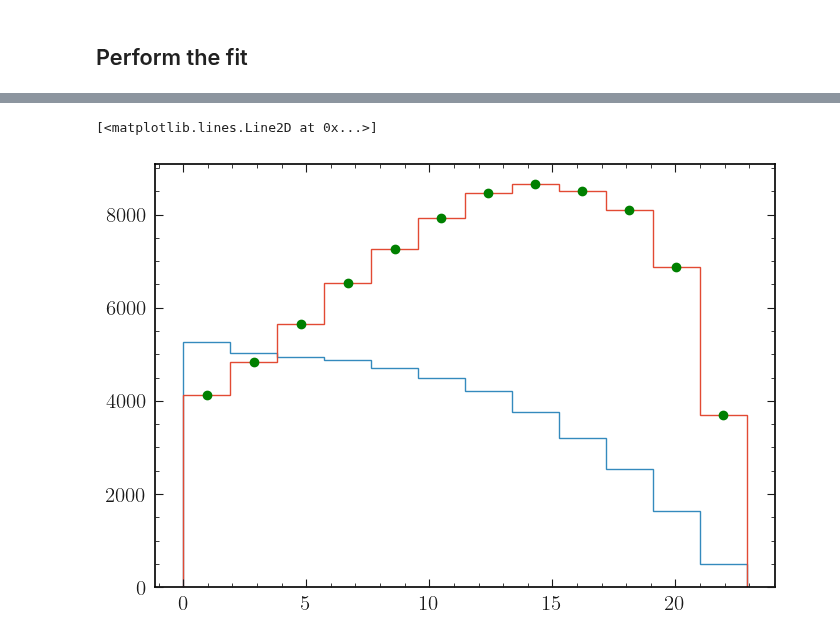
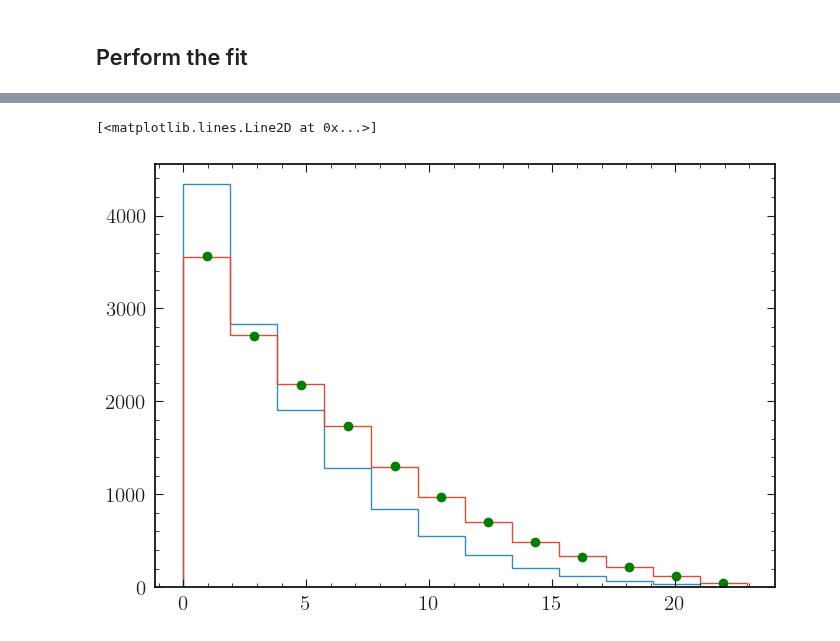
Before and after one commit to lorenzennio/redist, a Jupyter notebook: test_eos.ipynb, the cells around one changed output, grey strips where cells are left out. Cells and saved outputs as stored; diff of their text form; code cells hidden in the pictures.

```diff
--- a/test_eos.ipynb
+++ b/test_eos.ipynb
@@ -178,11 +217,11 @@ mapping_dist = np.diag(null_yields)
 # %% [markdown]
 ## Set up the custom modifier
 # %%
-# TODO Why do I have to initialize csl and ctl to >0. for the fit to work properly?
+# TODO Why do I have to initialize csl and ctl to > 0. for the fit to work properly?
 new_params = {
-                'cvl'   :{'inits': (6.,), 'bounds': ((0., 10.),), 'paramset_type': 'unconstrained'},
-                'csl'   :{'inits': (0.5,), 'bounds': ((0., 5.),), 'paramset_type': 'unconstrained'},
-                'ctl'   :{'inits': (0.5,), 'bounds': ((0., 5.),), 'paramset_type': 'unconstrained'},
+                'cvl'   :{'inits': (6.0,), 'bounds': ((0., 10.),), 'paramset_type': 'unconstrained'},
+                'csl'   :{'inits': (0.5,), 'bounds': ((0., 5. ),), 'paramset_type': 'unconstrained'},
+                'ctl'   :{'inits': (0.5,), 'bounds': ((0., 5. ),), 'paramset_type': 'unconstrained'},
                 'FF'    :{'inits': (fp0, fp1, fp2, f01, f02, fT0, fT1, fT2),
                          'bounds': (),
                          'cov': cov,
@@ -235,3 +269,10 @@ alt_yields =[4119.58653784, 4836.23269317, 5653.70101686, 6522.19176571,
+# %%
+# Predicted yields for cvl = 5., csl = 3., ctl = 2.
+alt_yields = [
+       3559.11761564, 2708.10466905, 2179.68227147, 1739.30520023,
+       1299.81298707,  971.6516827 ,  704.1145852 ,  491.4386929 ,
+        328.84524717,  216.98647315,  118.396236  ,   42.8534169
+        ]
 # %%
 spec = {
   "channels": [
@@ -246,6 +287,11 @@ spec = {
                 "name": "mu",
                 "type": "normfactor",
                 "data": None
+            },
+            {
+                "name": "stat",
+                "type": "staterror",
+                "data": np.sqrt(null_yields.tolist())
             }
           ]
         },
@@ -330,12 +374,20 @@ Expected yields
 ## Perform the fit
 # %%
 fixed = model.config.suggested_fixed()
-fixed[-1] = True
+fixed[model.config.par_map['mu']['slice']] = [True]
 
-best_fit = pyhf.infer.mle.fit(data, model, fixed_params=fixed)
+
+pyhf.set_backend("numpy", pyhf.optimize.minuit_optimizer(verbose=True, strategy=2, tolerance=1e-10))
+# best_fit = pyhf.infer.mle.fit(data, model, fixed_params=fixed)
+best_fit, twice_nll, OptimizeResult = pyhf.infer.mle.fit(
+    data,
+    model,
+    fixed_params=fixed,
+    return_uncertainties=True,
+    return_fitted_val=True,
+    return_result_obj=True
+    )
 
 best_fit_dict = modifier.par_dict(model, best_fit)
-print(best_fit_dict)
-best_fit_dict = cmod.rotate_pars(best_fit_dict)
 best_fit_dict
 # %% [output]
@@ -356,9 +434,9 @@ best_fit_dict
 # TODO compute chi square between FF parameters
 # %%
 plt.stairs(model.expected_actualdata(model.config.suggested_init()), binning)
-plt.stairs(model.expected_actualdata(best_fit), binning)
+plt.stairs(model.expected_actualdata(best_fit[:,0]), binning)
 bin_cents = (binning[:-1] + binning[1:])/2
 plt.plot(bin_cents, alt_yields, 'og')
 # %% [output]
 [<matplotlib.lines.Line2D at 0x...>]
-[figure, old version]
+[figure, new version]
```
Also changed, not shown: parts of 18 cells of this notebook.
